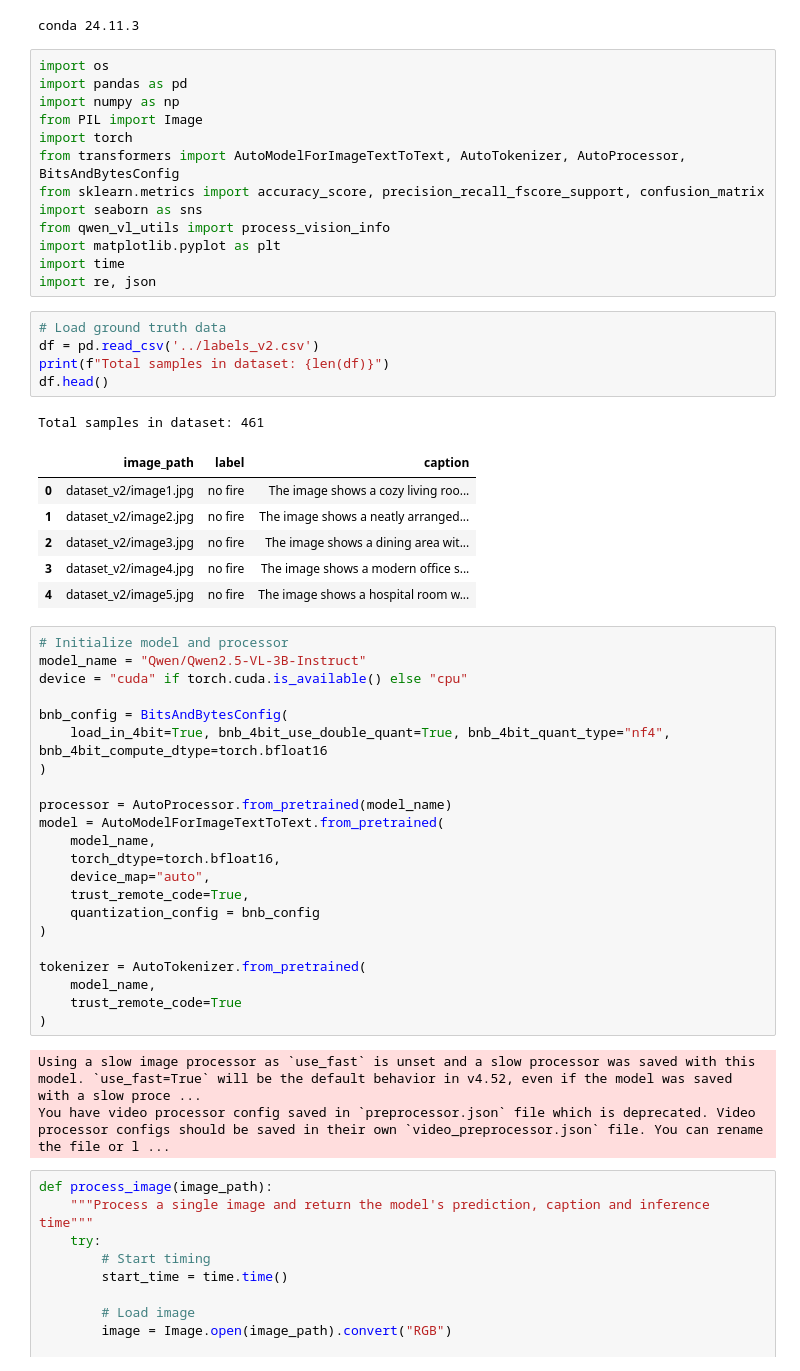
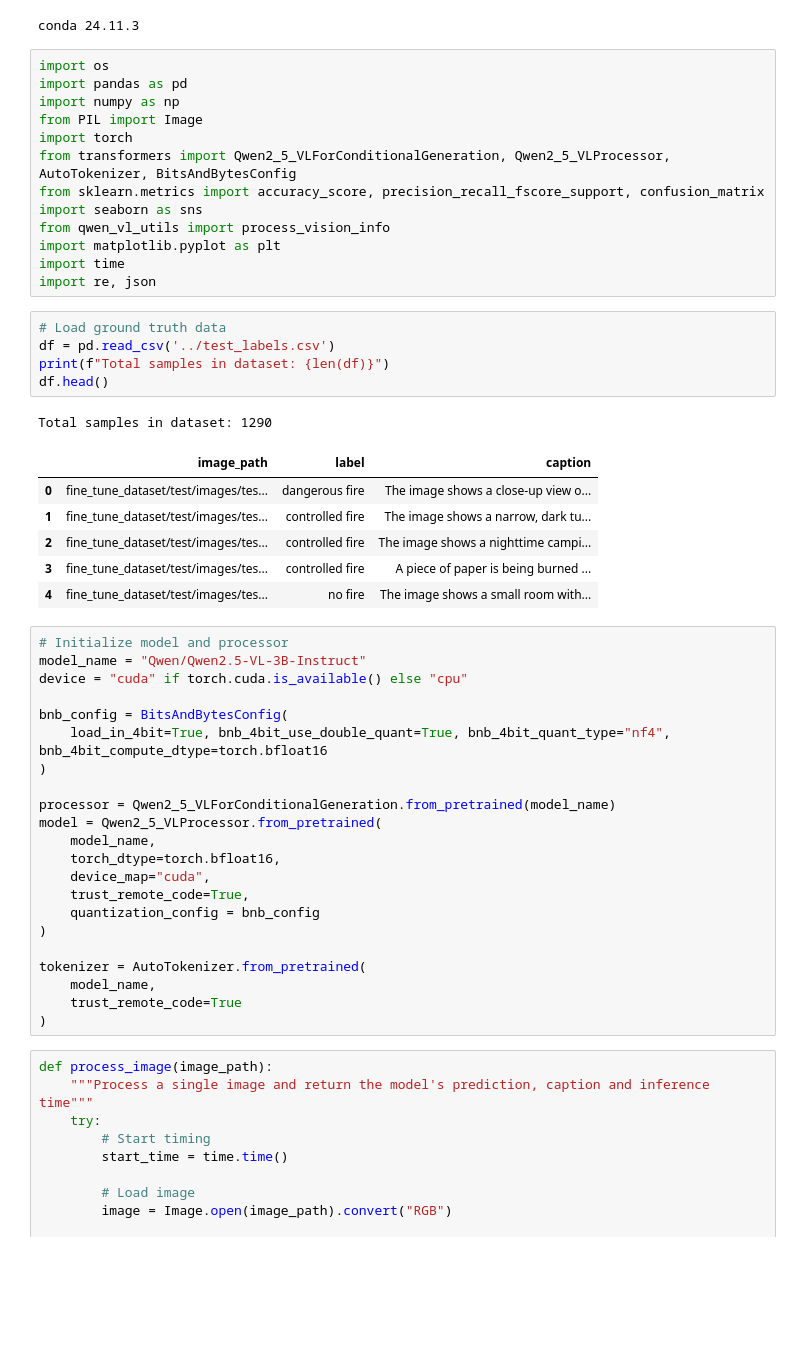
Before and after one commit to tmdeptrai/ContextFire-VLM, a Jupyter notebook: model_survey/qwen2_vl_2B.ipynb, the cells around one changed output. Drawn from its saved outputs; the diff is of its cells as text; blank space fills up the shorter version.

```diff
--- a/model_survey/qwen2_vl_2B.ipynb
+++ b/model_survey/qwen2_vl_2B.ipynb
@@ -14,7 +14,7 @@ import pandas as pd
 import numpy as np
 from PIL import Image
 import torch
-from transformers import AutoModelForImageTextToText, AutoTokenizer, AutoProcessor, BitsAndBytesConfig
+from transformers import Qwen2_5_VLForConditionalGeneration, Qwen2_5_VLProcessor, AutoTokenizer, BitsAndBytesConfig
 from sklearn.metrics import accuracy_score, precision_recall_fscore_support, confusion_matrix
 import seaborn as sns
 from qwen_vl_utils import process_vision_info
@@ -23,17 +23,17 @@ import time
 import re, json
 # %%
 # Load ground truth data
-df = pd.read_csv('../labels_v2.csv')
+df = pd.read_csv('../test_labels.csv')
 print(f"Total samples in dataset: {len(df)}")
 df.head()
 # %% [output]
-Total samples in dataset: 461
+Total samples in dataset: 1290
 |  | image_path | label | caption |
-| 0 | dataset_v2/image1.jpg | no fire | The image shows a cozy living roo... |
-| 1 | dataset_v2/image2.jpg | no fire | The image shows a neatly arranged... |
-| 2 | dataset_v2/image3.jpg | no fire | The image shows a dining area wit... |
-| 3 | dataset_v2/image4.jpg | no fire | The image shows a modern office s... |
-| 4 | dataset_v2/image5.jpg | no fire | The image shows a hospital room w... |
+| 0 | fine_tune_dataset/test/images/tes... | dangerous fire | The image shows a close-up view o... |
+| 1 | fine_tune_dataset/test/images/tes... | controlled fire | The image shows a narrow, dark tu... |
+| 2 | fine_tune_dataset/test/images/tes... | controlled fire | The image shows a nighttime campi... |
+| 3 | fine_tune_dataset/test/images/tes... | controlled fire | A piece of paper is being burned ... |
+| 4 | fine_tune_dataset/test/images/tes... | no fire | The image shows a small room with... |
 # %%
 # Initialize model and processor
 model_name = "Qwen/Qwen2.5-VL-3B-Instruct"
@@ -43,11 +43,11 @@ bnb_config = BitsAndBytesConfig(
     load_in_4bit=True, bnb_4bit_use_double_quant=True, bnb_4bit_quant_type="nf4", bnb_4bit_compute_dtype=torch.bfloat16
 )
 
-processor = AutoProcessor.from_pretrained(model_name)
-model = AutoModelForImageTextToText.from_pretrained(
+processor = Qwen2_5_VLForConditionalGeneration.from_pretrained(model_name)
+model = Qwen2_5_VLProcessor.from_pretrained(
     model_name,
     torch_dtype=torch.bfloat16,
-    device_map="auto",
+    device_map="cuda",
     trust_remote_code=True,
     quantization_config = bnb_config
 )
@@ -56,9 +56,6 @@ tokenizer = AutoTokenizer.from_pretrained(
     model_name,
     trust_remote_code=True
 )
-# %% [output]
-Using a slow image processor as `use_fast` is unset and a slow processor was saved with this model. `use_fast=True` will be the default behavior in v4.52, even if the model was saved with a slow proce ...
-You have video processor config saved in `preprocessor.json` file which is deprecated. Video processor configs should be saved in their own `video_preprocessor.json` file. You can rename the file or l ...
 # %%
 def process_image(image_path):
     """Process a single image and return the model's prediction, caption and inference time"""
```
Also changed, not shown: parts of 1 cell of this notebook, 10 other files.
